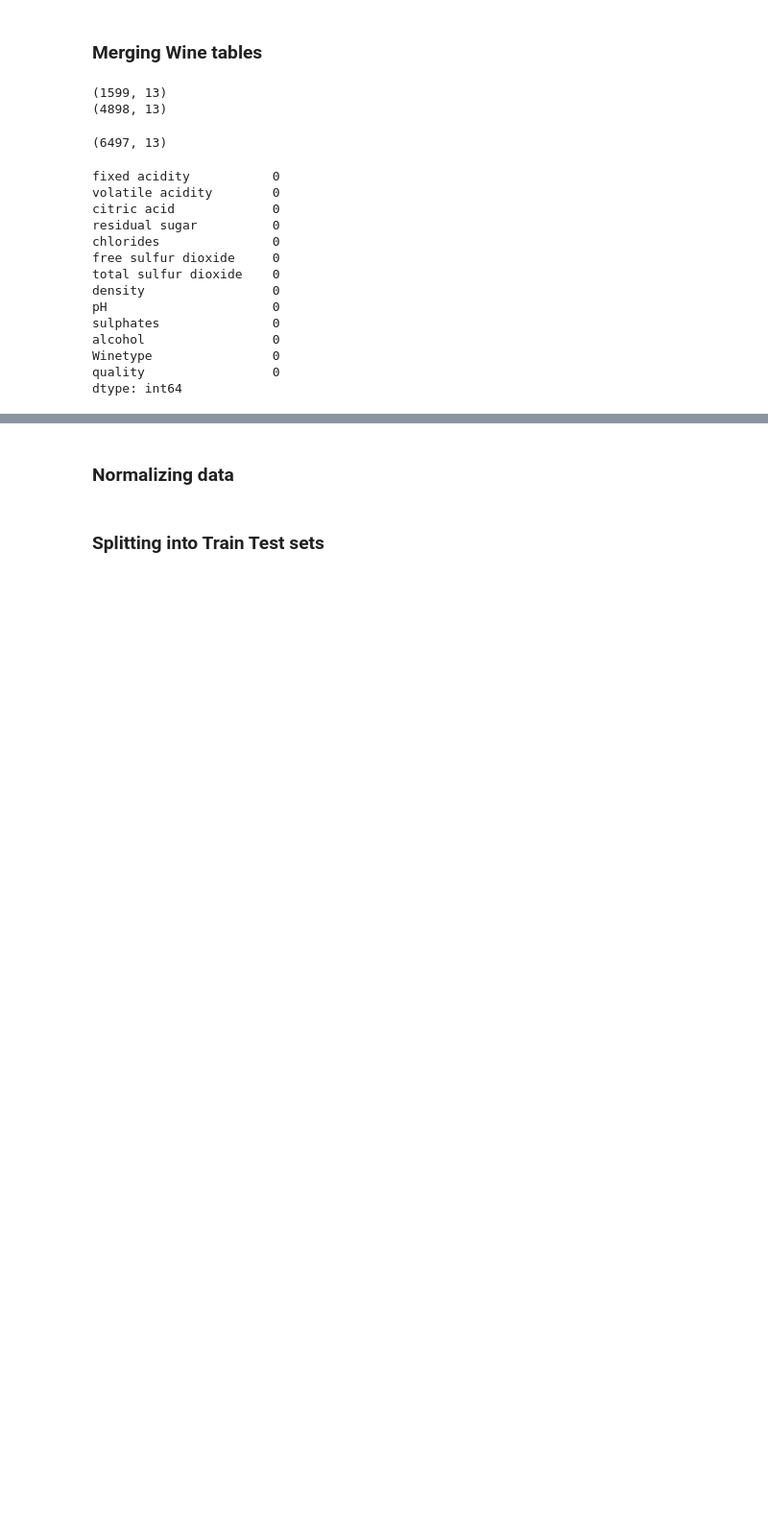
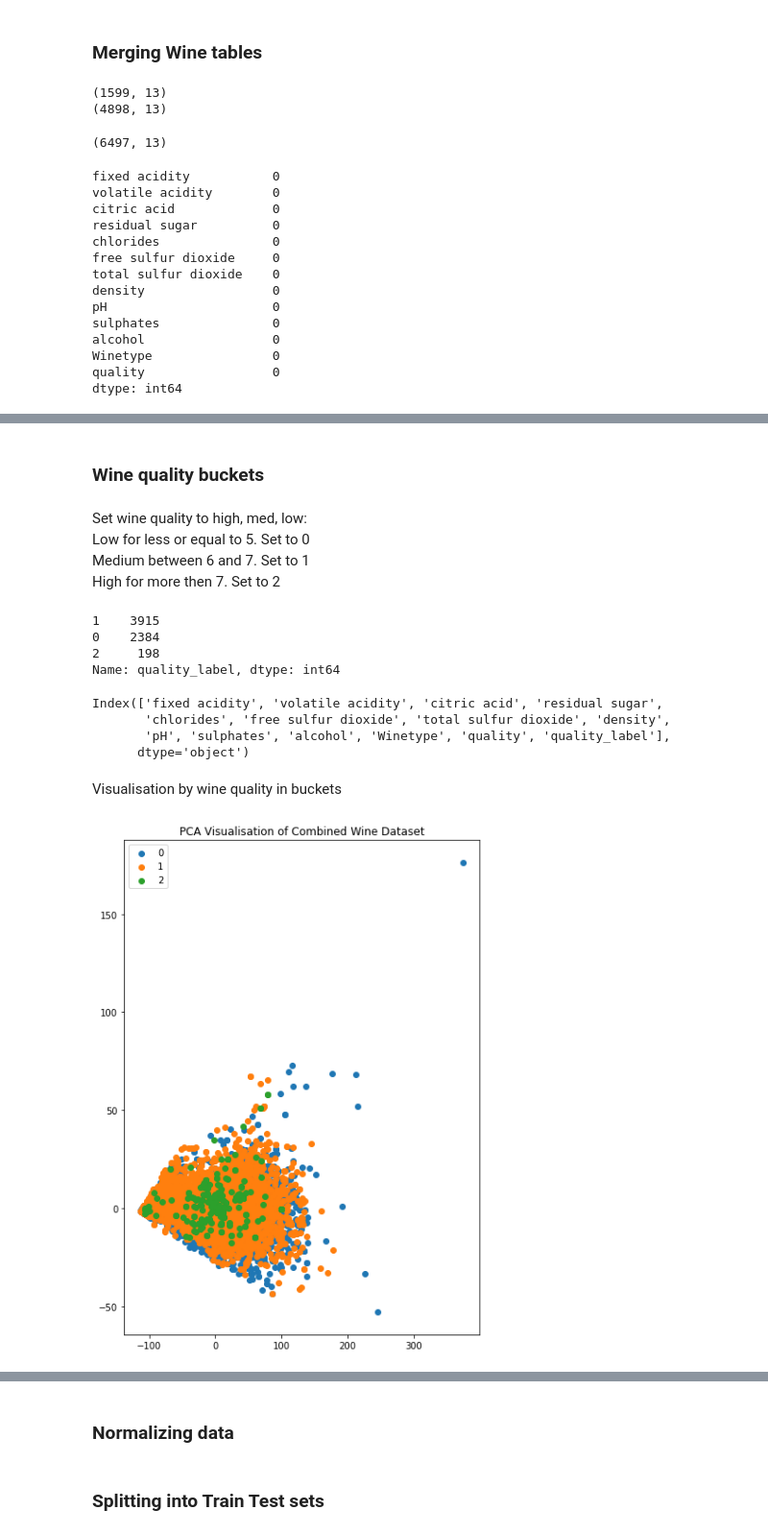
Before and after one commit to tripsysi/Wine_Classifier, a Jupyter notebook: DATA7703_Project_Wine_Classifier.ipynb, the cells around one changed output, grey strips where cells are left out. Shown at 96% size. Saved outputs shown, nothing was run; the diff lists cells and outputs as text; code cells hidden in the pictures; blank space fills up the shorter version.

```diff
--- a/DATA7703_Project_Wine_Classifier.ipynb
+++ b/DATA7703_Project_Wine_Classifier.ipynb
@@ -80,0 +158,39 @@ sns.heatmap(wines.corr(), annot=True, cbar=False);
+# %% [markdown]
+### Wine quality buckets
+# %% [markdown]
+Set wine quality to high, med, low: <br>
+Low for less or equal to 5. Set to 0 <br>
+Medium between 6 and 7. Set to 1 <br>
+High for more then 7. Set to 2
+# %%
+wines['quality_label'] = wines.quality.apply(lambda x: 0 if x <= 5 \
+                                             else 1 \
+                                             if x <= 7 else 2)
+# %%
+wines['quality_label'].value_counts() # Still pretty unbalanced but usable
+# %% [output]
+1    3915
+0    2384
+2     198
+Name: quality_label, dtype: int64
+# %%
+wines.columns
+# %% [output]
+Index(['fixed acidity', 'volatile acidity', 'citric acid', 'residual sugar',
+       'chlorides', 'free sulfur dioxide', 'total sulfur dioxide', 'density',
+       'pH', 'sulphates', 'alcohol', 'Winetype', 'quality', 'quality_label'],
+      dtype='object')
+# %% [markdown]
+Visualisation by wine quality in buckets
+# %%
+counter = Counter(wines['quality_label'])
+pca = PCA(n_components=2)
+wines_pca = pca.fit_transform(wines)
+for label, _ in counter.items():
+    row_ix = where(wines['quality_label'] == label)[0]
+    plt.scatter(wines_pca[row_ix, 0], wines_pca[row_ix, 1], label=str(label))
+plt.legend()
+plt.title("PCA Visualisation of Combined Wine Dataset")
+plt.show()
+# %% [output]
+[figure, added]
```
Also changed, not shown: parts of 72 cells of this notebook.
